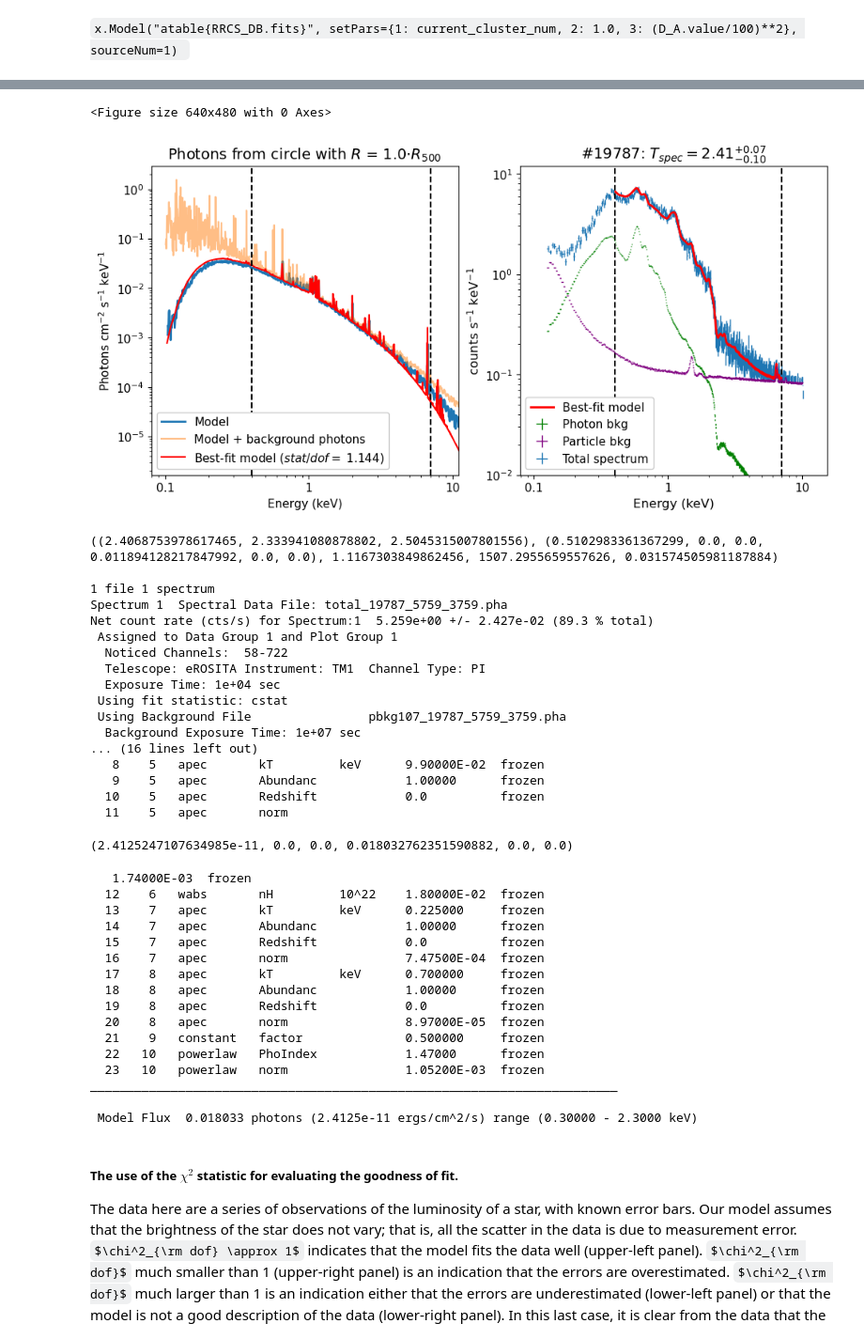
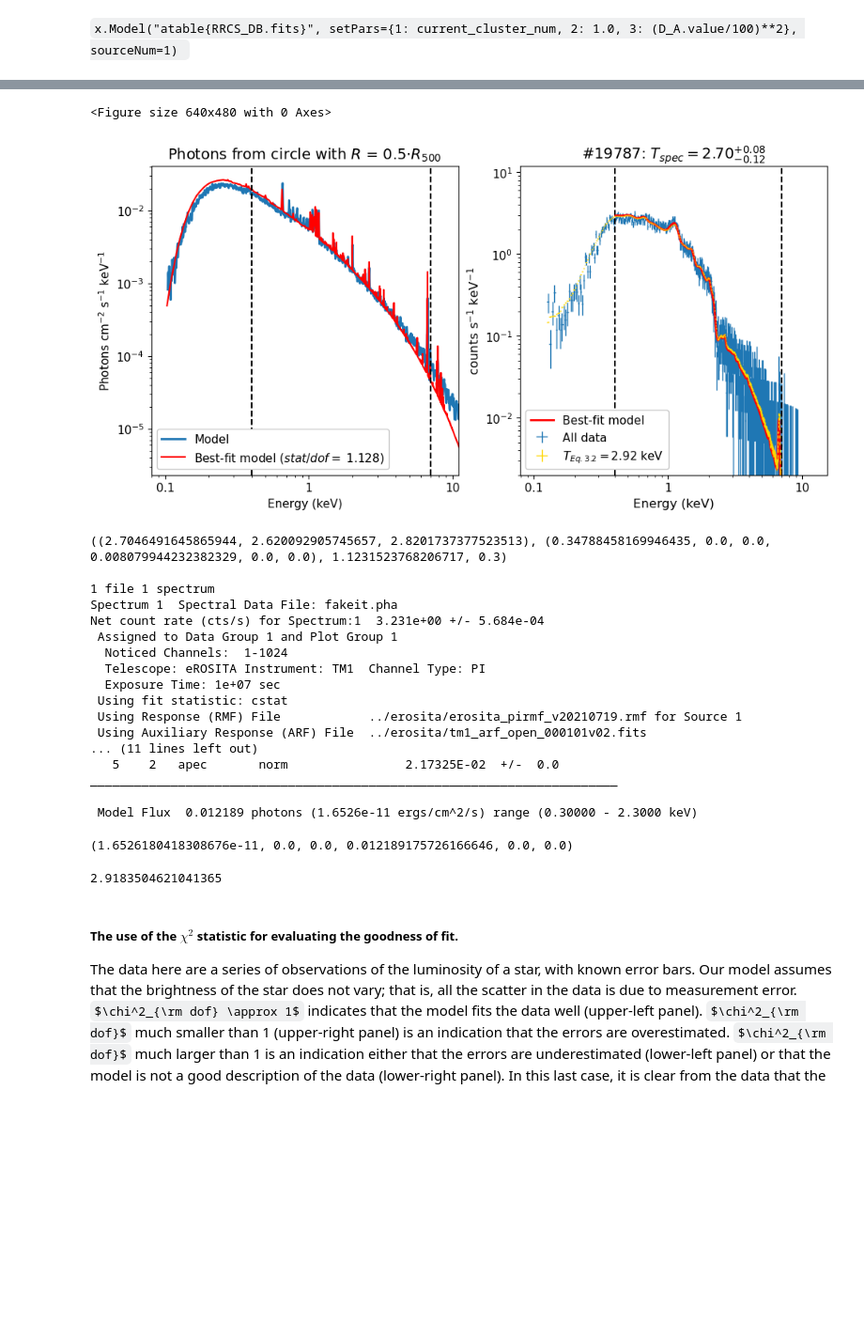
Before and after one commit to pi4imu/magneticum, a Jupyter notebook: spectra_magneticum.ipynb, the cells around one changed output, grey strips where cells are left out. Shown at 94% size. Saved outputs shown, nothing was run; the diff lists cells and outputs as text; code cells hidden in the pictures; some formulas as TeX source; blank space fills up the shorter version.

```diff
--- a/spectra_magneticum.ipynb
+++ b/spectra_magneticum.ipynb
@@ -255,71 +255,59 @@ plt.show()
 #logFile = x.Xset.openLog("newLogFile.txt")
 
 cl_num = 19787
-RRR = 1.0
+RRR = 0.5
 
 display(clusters[clusters.index==cl_num])
 
 plt.figure(figsize=(11.5, 5.3))
 
 SP = create_spectrum_and_fit_it(cl_num,
                                 borders=[0.4, 7.0],
-                                BACKGROUND=True,
+                                BACKGROUND=False,
                                 inside_radius=RRR,
                                 dbr=True,
                                 Xplot=False, plot=True, draw_only=False)
 plt.subplot(122)
-plt.ylim(1e-2, 12)
+plt.ylim(2e-3, 12)
 
 #plt.savefig('figures/obs_ex_5.pdf', format='pdf', bbox_inches='tight')
 
 plt.show()
 
 print(SP)
 
 x.AllData.show()
 x.AllModels.show()
 
 x.AllModels.calcFlux(".3 2.3")
 x.AllData(1).flux
 # %% [output]
 |  | ihal | x_pix | y_pix | z_pix | Rrel | Mvir | z_true | z_obs | M500 | R500 | Mstar500 | ... |
 | 19787 | 83 | 0.926032 | 0.822913 | 0.526959 | 0.02605 | 3.766600e+14 | 0.034717 | 0.033992 | 1.682650e+14 | 676.952 | 5.699780e+12 | ... |
 <Figure size 640x480 with 0 Axes>
-[figure, old version]
+[figure, new version]
-((2.4068753978617465, 2.333941080878802, 2.5045315007801556), (0.5102983361367299, 0.0, 0.0, 0.011894128217847992, 0.0, 0.0), 1.1167303849862456, 1507.2955659557626, 0.031574505981187884)
+((2.7046491645865944, 2.620092905745657, 2.8201737377523513), (0.34788458169946435, 0.0, 0.0, 0.008079944232382329, 0.0, 0.0), 1.1231523768206717, 0.3)
 
 1 file 1 spectrum
-Spectrum 1  Spectral Data File: total_19787_5759_3759.pha
-Net count rate (cts/s) for Spectrum:1  5.259e+00 +/- 2.427e-02 (89.3 % total)
+Spectrum 1  Spectral Data File: fakeit.pha
+Net count rate (cts/s) for Spectrum:1  3.231e+00 +/- 5.684e-04
  Assigned to Data Group 1 and Plot Group 1
-  Noticed Channels:  58-722
+  Noticed Channels:  1-1024
   Telescope: eROSITA Instrument: TM1  Channel Type: PI
-  Exposure Time: 1e+04 sec
+  Exposure Time: 1e+07 sec
  Using fit statistic: cstat
- Using Background File                pbkg107_19787_5759_3759.pha
-  Background Exposure Time: 1e+07 sec
-... (16 lines left out)
-   8    5   apec       kT         keV      9.90000E-02  frozen
-   9    5   apec       Abundanc            1.00000      frozen
-  10    5   apec       Redshift            0.0          frozen
-  11    5   apec       norm
+ Using Response (RMF) File            ../erosita/erosita_pirmf_v20210719.rmf for Source 1
+ Using Auxiliary Response (ARF) File  ../erosita/tm1_arf_open_000101v02.fits
+... (11 lines left out)
+   5    2   apec       norm                2.17325E-02  +/-  0.0
+________________________________________________________________________
+
+ Model Flux  0.012189 photons (1.6526e-11 ergs/cm^2/s) range (0.30000 - 2.3000 keV)
-(2.4125247107634985e-11, 0.0, 0.0, 0.018032762351590882, 0.0, 0.0)
+(1.6526180418308676e-11, 0.0, 0.0, 0.012189175726166646, 0.0, 0.0)
-   1.74000E-03  frozen
-  12    6   wabs       nH         10^22    1.80000E-02  frozen
-  13    7   apec       kT         keV      0.225000     frozen
-  14    7   apec       Abundanc            1.00000      frozen
-  15    7   apec       Redshift            0.0          frozen
-  16    7   apec       norm                7.47500E-04  frozen
-  17    8   apec       kT         keV      0.700000     frozen
-  18    8   apec       Abundanc            1.00000      frozen
-  19    8   apec       Redshift            0.0          frozen
-  20    8   apec       norm                8.97000E-05  frozen
-  21    9   constant   factor              0.500000     frozen
-  22   10   powerlaw   PhoIndex            1.47000      frozen
-  23   10   powerlaw   norm                1.05200E-03  frozen
-________________________________________________________________________
-
- Model Flux  0.018033 photons (2.4125e-11 ergs/cm^2/s) range (0.30000 - 2.3000 keV)
+# %%
+TfE(xxx[-1])
+# %% [output]
+2.9183504621041365
 # %% [markdown]
 ##### The use of the $\chi^2$ statistic for evaluating the goodness of fit.
 
```
Also changed, not shown: parts of 12 cells of this notebook, 8 other files.
